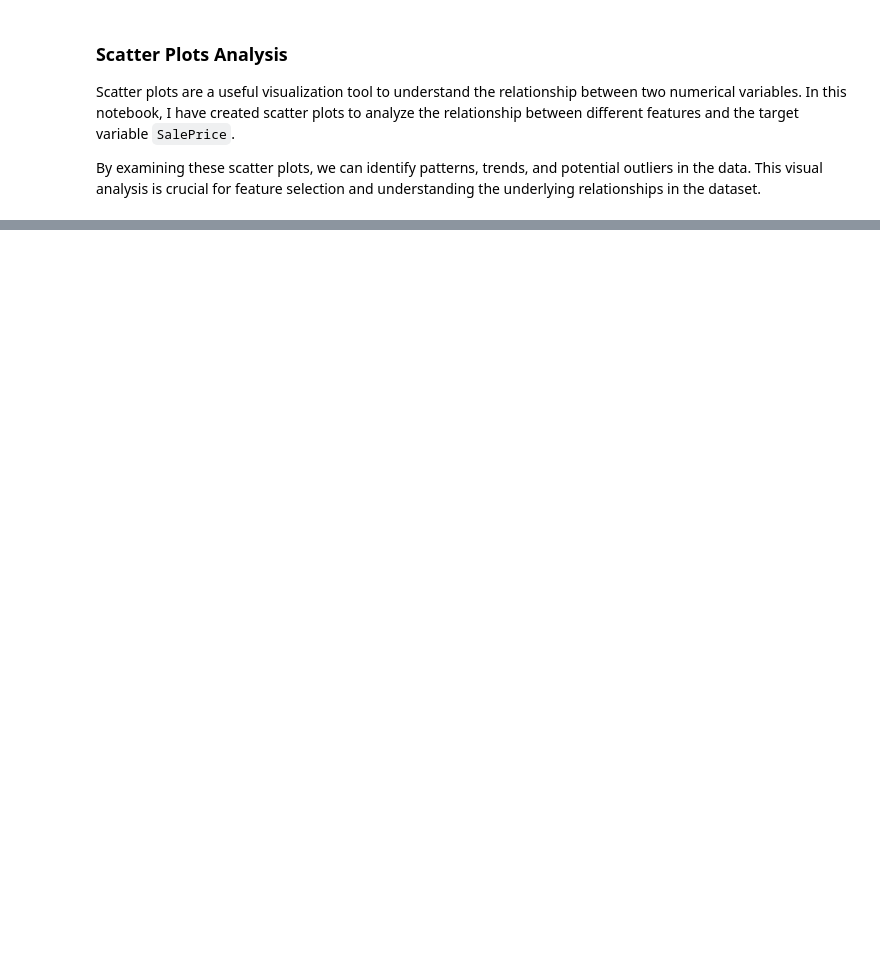
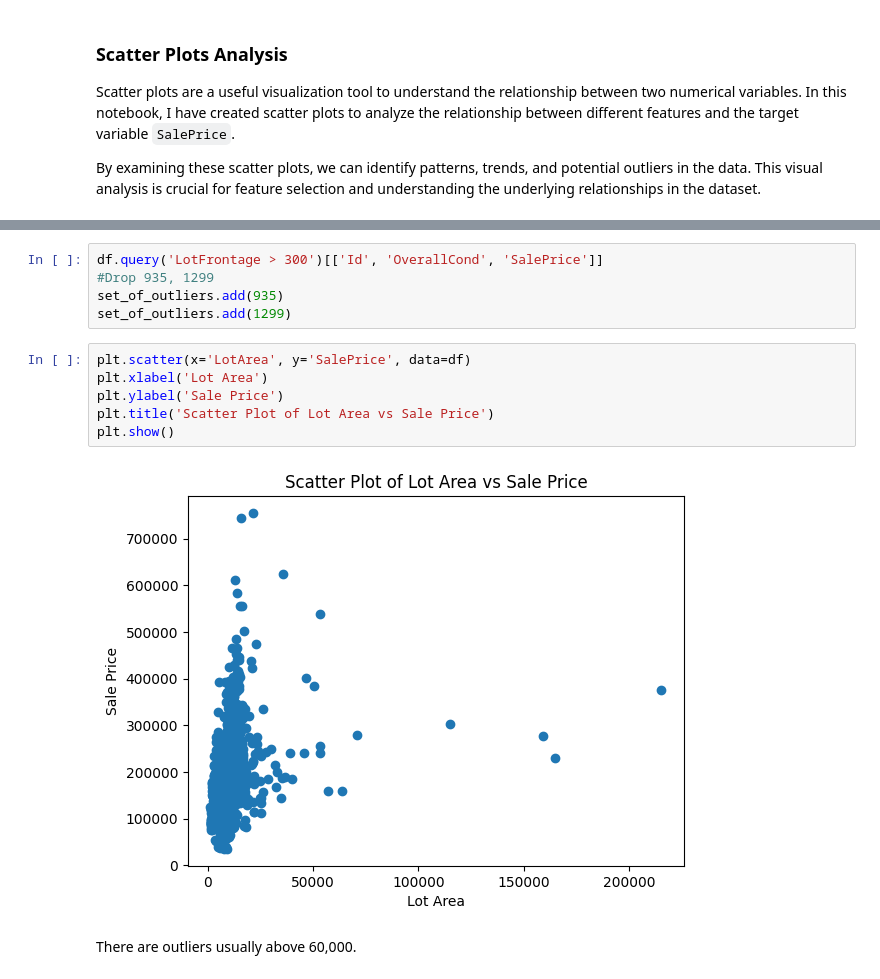
Before and after one commit to Veni8760/Machine_Learning_House_Prediction_Project, a Jupyter notebook: notebooks/notebook.ipynb, the cells around one changed output, grey strips where cells are left out. Saved outputs shown, nothing was run; the diff lists cells and outputs as text; blank space fills up the shorter version.

```diff
--- a/notebooks/notebook.ipynb
+++ b/notebooks/notebook.ipynb
@@ -110,0 +208,15 @@ df.query('LotFrontage > 300')
+# %%
+df.query('LotFrontage > 300')[['Id', 'OverallCond', 'SalePrice']]
+#Drop 935, 1299
+set_of_outliers.add(935)
+set_of_outliers.add(1299)
+# %%
+plt.scatter(x='LotArea', y='SalePrice', data=df)
+plt.xlabel('Lot Area')
+plt.ylabel('Sale Price')
+plt.title('Scatter Plot of Lot Area vs Sale Price')
+plt.show()
+# %% [output]
+[figure, added]
+# %% [markdown]
+There are outliers usually above 60,000.
```
Also changed, not shown: parts of 77 cells of this notebook, 3 other files.
